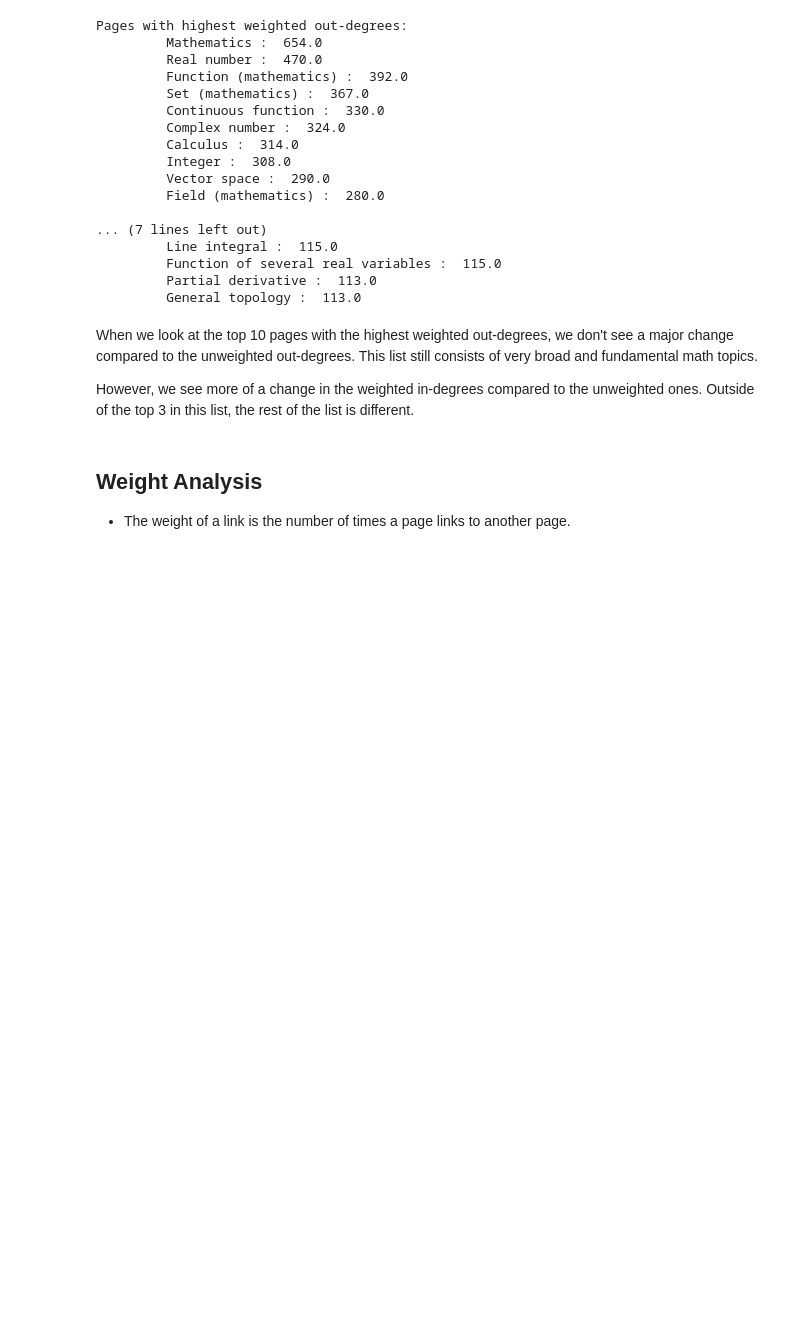
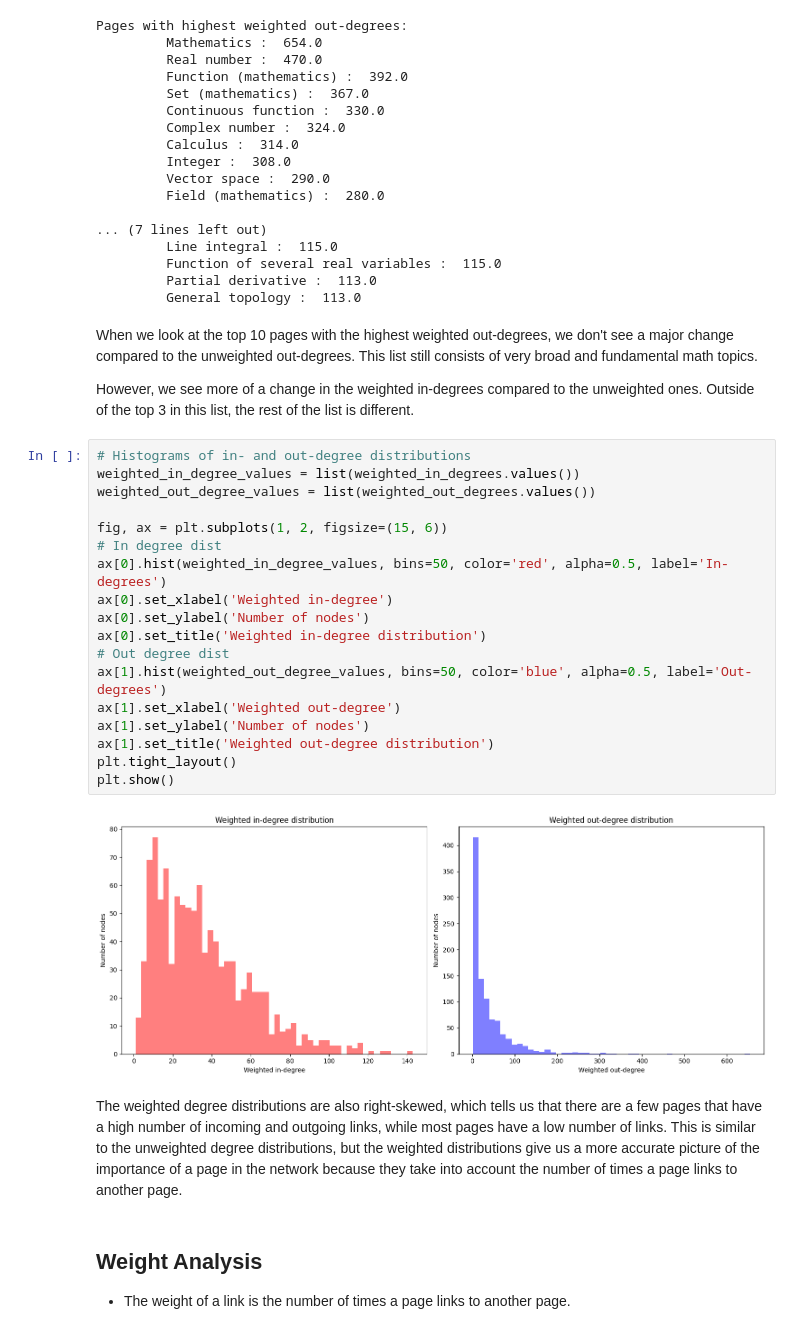
Before and after one commit to Colin-Prim/CIS3200-Final-Project, a Jupyter notebook: eda.ipynb, the cells around one changed output. Cells and saved outputs as stored; diff of their text form; blank space fills up the shorter version.

```diff
--- a/eda.ipynb
+++ b/eda.ipynb
@@ -200,6 +221,28 @@ Pages with highest weighted out-degrees:
 When we look at the top 10 pages with the highest weighted out-degrees, we don't see a major change compared to the unweighted out-degrees. This list still consists of very broad and fundamental math topics.
 
 However, we see more of a change in the weighted in-degrees compared to the unweighted ones. Outside of the top 3 in this list, the rest of the list is different.
+# %%
+# Histograms of in- and out-degree distributions
+weighted_in_degree_values = list(weighted_in_degrees.values())
+weighted_out_degree_values = list(weighted_out_degrees.values())
+
+fig, ax = plt.subplots(1, 2, figsize=(15, 6))
+# In degree dist
+ax[0].hist(weighted_in_degree_values, bins=50, color='red', alpha=0.5, label='In-degrees')
+ax[0].set_xlabel('Weighted in-degree')
+ax[0].set_ylabel('Number of nodes')
+ax[0].set_title('Weighted in-degree distribution')
+# Out degree dist
+ax[1].hist(weighted_out_degree_values, bins=50, color='blue', alpha=0.5, label='Out-degrees')
+ax[1].set_xlabel('Weighted out-degree')
+ax[1].set_ylabel('Number of nodes')
+ax[1].set_title('Weighted out-degree distribution')
+plt.tight_layout()
+plt.show()
+# %% [output]
+[figure, added]
+# %% [markdown]
+The weighted degree distributions are also right-skewed, which tells us that there are a few pages that have a high number of incoming and outgoing links, while most pages have a low number of links. This is similar to the unweighted degree distributions, but the weighted distributions give us a more accurate picture of the importance of a page in the network because they take into account the number of times a page links to another page.
 # %% [markdown]
 ## Weight Analysis
 
```
Also changed, not shown: parts of 14 cells of this notebook.
